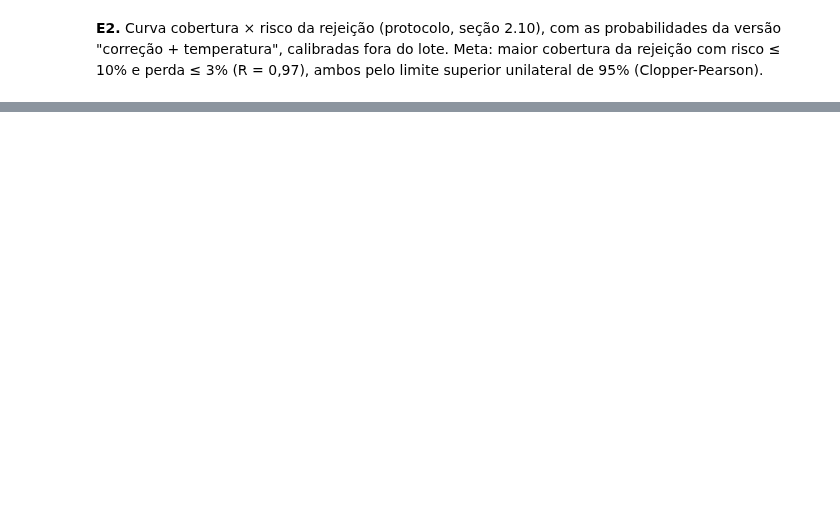
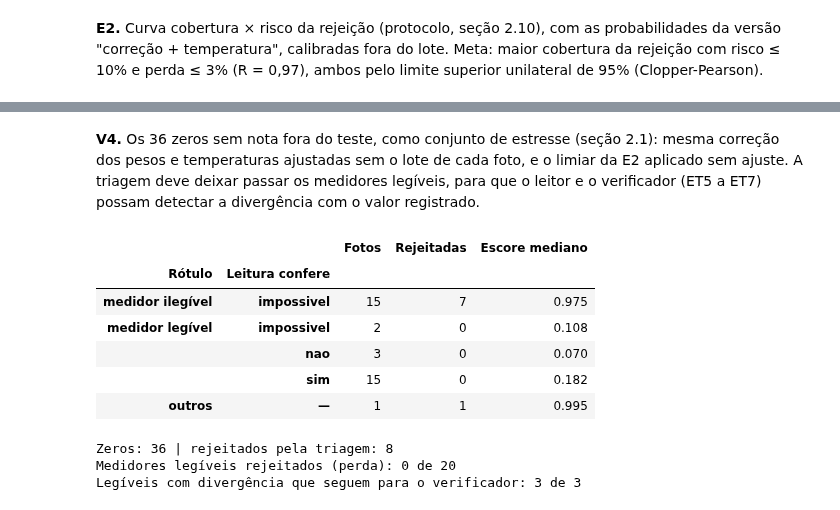
Before and after one commit to phelipecscosta/leitura_automatizada_mostradores_energia_pesquisa, a Jupyter notebook: lab-02/lab02.ipynb, the cells around one changed output, grey strips where cells are left out. Drawn from its saved outputs; the diff is of its cells as text; code cells hidden in the pictures; blank space fills up the shorter version.

Commit message:
feat: aplica o limiar da E2 aos zeros sem nota como conjunto de estresse (V4)

```diff
--- a/lab-02/lab02.ipynb
+++ b/lab-02/lab02.ipynb
@@ -905,3 +905,57 @@ Destino trocado: 6 de 14 medidores ilegíveis rejeitados foram para Outros
 | 2026-05-21 | 22 | 11 | 0.500 |
 | 2026-05-22 | 29 | 9 | 0.310 |
 [drawing not drawn]
+# %% [markdown]
+**V4.** Os 36 zeros sem nota fora do teste, como conjunto de estresse
+(seção 2.1): mesma correção dos pesos e temperaturas ajustadas sem o lote de
+cada foto, e o limiar da E2 aplicado sem ajuste. A triagem deve deixar
+passar os medidores legíveis, para que o leitor e o verificador (ET5 a ET7)
+possam detectar a divergência com o valor registrado.
+# %%
+# V4: o que a triagem diz dos zeros sem nota fora do teste
+from training.build_sample import ROLE_ZERO
+from training.labels import read_final_labels
+
+zero_idx = np.flatnonzero([p.role == ROLE_ZERO for p in photos])
+final_labels = read_final_labels(LABELS_PATH)
+temps_by_lot = nested["correção + temperatura"].per_lot
+corr_scene, corr_ill = scene_logits_all - scene_off, ill_logits_all - ill_off
+
+rows = []
+for i in zero_idx:
+    t_scene, t_leg = temps_by_lot[lots_all[i]]  # temperaturas ajustadas sem o lote da foto
+    p_s = cal.scene_probabilities(corr_scene[i:i + 1], t_scene)[0]
+    p_i = float(cal.legibility_probabilities(corr_ill[i], t_leg))
+    s = float(rejection_score(p_s[OUTROS], p_i))
+    if scene_all[i] == OUTROS:
+        label = "outros"
+    else:
+        label = "medidor ilegível" if ill_all[i] == 1 else "medidor legível"
+    rows.append({"Rótulo": label,
+                 "Leitura confere": final_labels[photos[i].pseudonym]["leitura_confere"] or "—",
+                 "Escore": s,
+                 "Rejeitada": chosen is not None and s >= chosen["threshold"]})
+zeros = pd.DataFrame(rows)
+
+display(zeros.groupby(["Rótulo", "Leitura confere"])
+        .agg(Fotos=("Escore", "size"), Rejeitadas=("Rejeitada", "sum"),
+             **{"Escore mediano": ("Escore", "median")}).round(3))
+
+legible = zeros["Rótulo"] == "medidor legível"
+diverge = legible & (zeros["Leitura confere"] == "nao")
+print(f"Zeros: {len(zeros)} | rejeitados pela triagem: {zeros['Rejeitada'].sum()}")
+print(f"Medidores legíveis rejeitados (perda): {zeros.loc[legible, 'Rejeitada'].sum()} "
+      f"de {legible.sum()}")
+print(f"Legíveis com divergência que seguem para o verificador: "
+      f"{(diverge & ~zeros['Rejeitada']).sum()} de {diverge.sum()}")
+# %% [output]
+|  |  | Fotos | Rejeitadas | Escore mediano |
+| Rótulo | Leitura confere |  |  |  |
+| medidor ilegível | impossivel | 15 | 7 | 0.975 |
+| medidor legível | impossivel | 2 | 0 | 0.108 |
+|  | nao | 3 | 0 | 0.070 |
+|  | sim | 15 | 0 | 0.182 |
+| outros | — | 1 | 1 | 0.995 |
+Zeros: 36 | rejeitados pela triagem: 8
+Medidores legíveis rejeitados (perda): 0 de 20
+Legíveis com divergência que seguem para o verificador: 3 de 3
```
